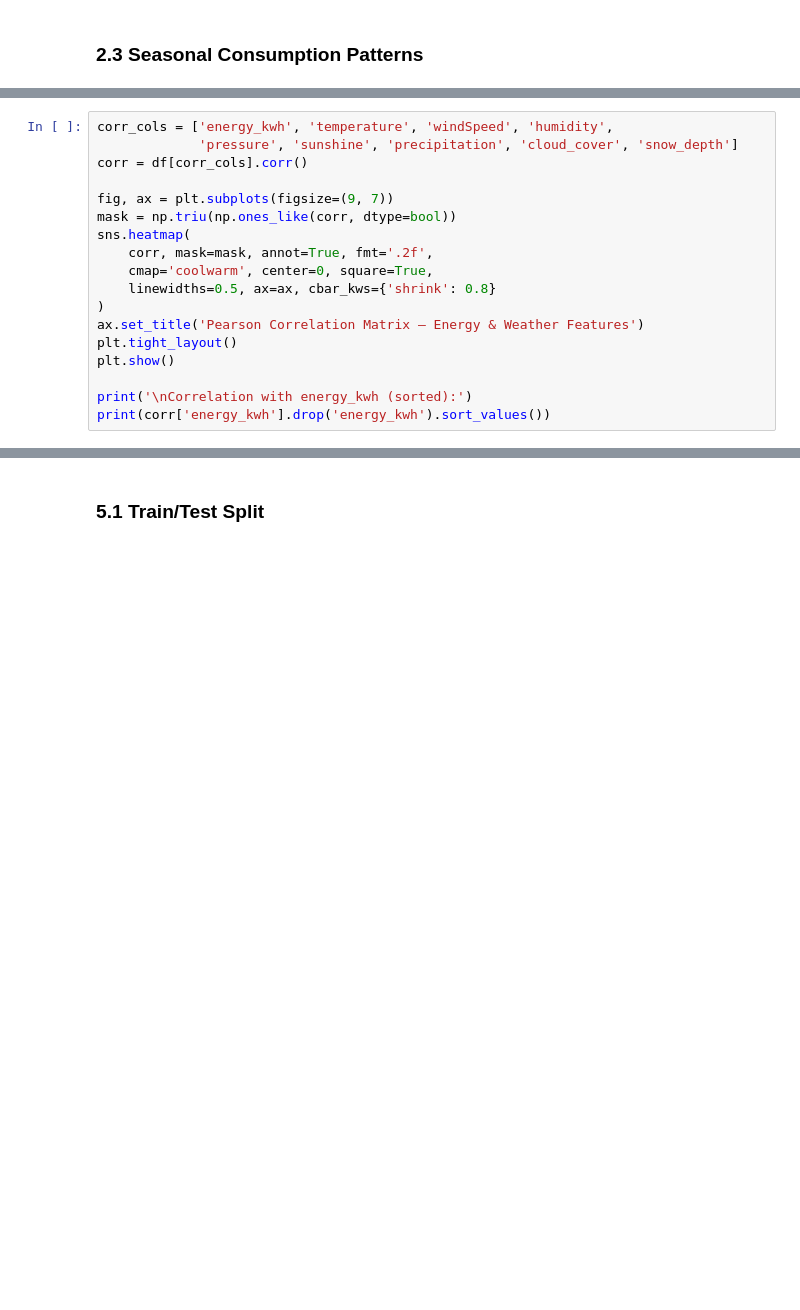
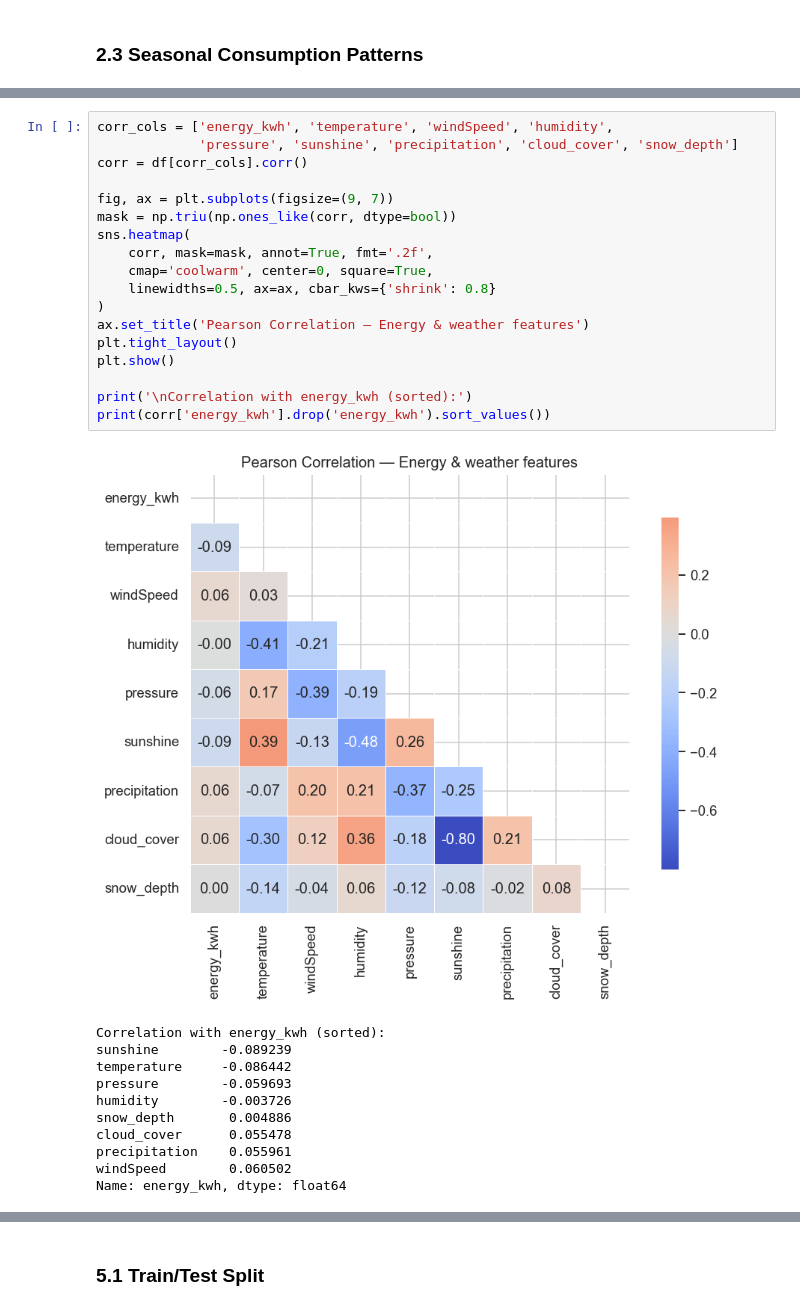
Before and after one commit to tersor/dat803, a Jupyter notebook: delivery03-exam-london/analysis.ipynb, the cells around one changed output, grey strips where cells are left out. Drawn from its saved outputs; the diff is of its cells as text; blank space fills up the shorter version.

```diff
--- a/delivery03-exam-london/analysis.ipynb
+++ b/delivery03-exam-london/analysis.ipynb
@@ -244,19 +332,31 @@ plt.show()
 # %%
 corr_cols = ['energy_kwh', 'temperature', 'windSpeed', 'humidity',
              'pressure', 'sunshine', 'precipitation', 'cloud_cover', 'snow_depth']
 corr = df[corr_cols].corr()
 
 fig, ax = plt.subplots(figsize=(9, 7))
 mask = np.triu(np.ones_like(corr, dtype=bool))
 sns.heatmap(
     corr, mask=mask, annot=True, fmt='.2f',
     cmap='coolwarm', center=0, square=True,
     linewidths=0.5, ax=ax, cbar_kws={'shrink': 0.8}
 )
-ax.set_title('Pearson Correlation Matrix — Energy & Weather Features')
+ax.set_title('Pearson Correlation — Energy & weather features')
 plt.tight_layout()
 plt.show()
 
 print('\nCorrelation with energy_kwh (sorted):')
 print(corr['energy_kwh'].drop('energy_kwh').sort_values())
+# %% [output]
+[figure, added]
+Correlation with energy_kwh (sorted):
+sunshine        -0.089239
+temperature     -0.086442
+pressure        -0.059693
+humidity        -0.003726
+snow_depth       0.004886
+cloud_cover      0.055478
+precipitation    0.055961
+windSpeed        0.060502
+Name: energy_kwh, dtype: float64
 # %% [markdown]
```
Also changed, not shown: parts of 48 cells of this notebook.
